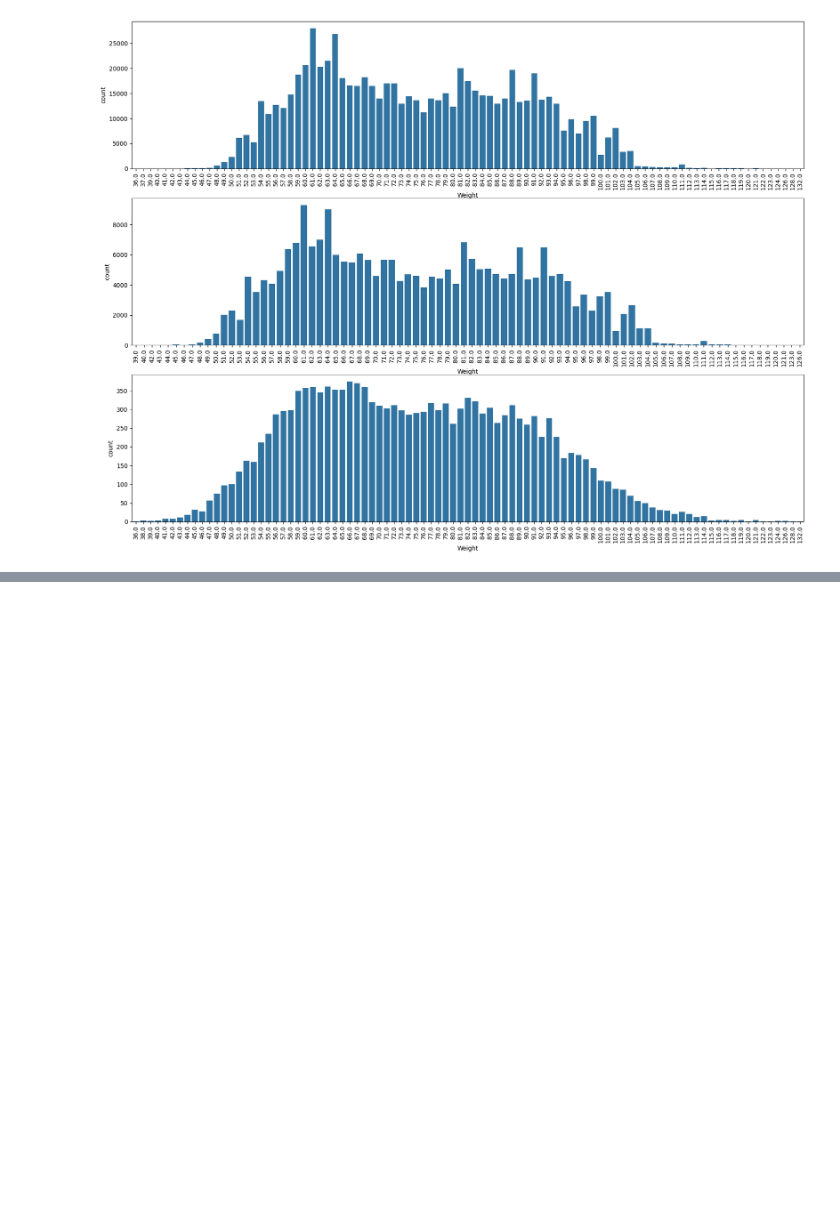
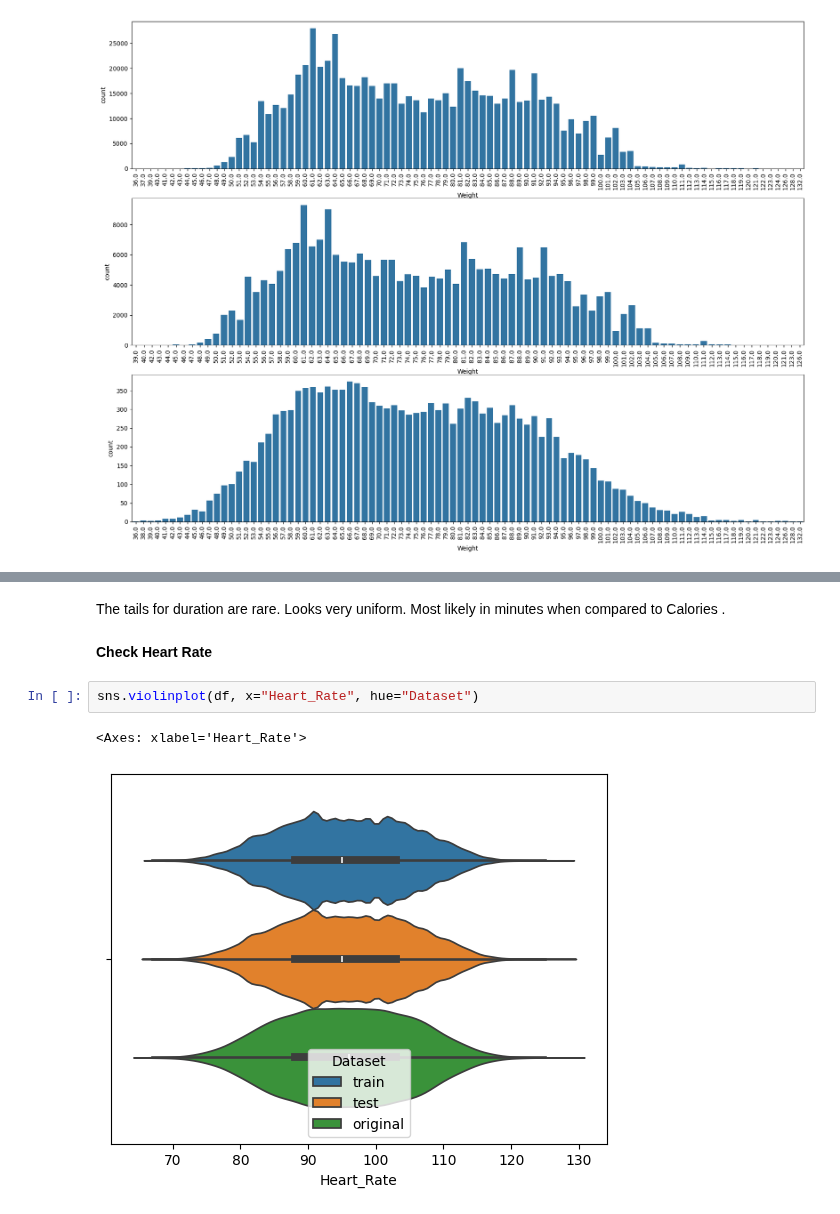
Before and after one commit to LoneCoder21/Kaggle-Notebooks, a Jupyter notebook: Regression/Calorie Expenditure/eda.ipynb, the cells around one changed output, grey strips where cells are left out. Saved outputs shown, nothing was run; the diff lists cells and outputs as text; blank space fills up the shorter version.

```diff
--- a/Regression/Calorie Expenditure/eda.ipynb
+++ b/Regression/Calorie Expenditure/eda.ipynb
@@ -205,0 +228,9 @@ sns.countplot(original, x="Weight",ax=axes[2])
+# %% [markdown]
+The tails for duration are rare. Looks very uniform. Most likely in minutes when compared to Calories .
+# %% [markdown]
+**Check Heart Rate**
+# %%
+sns.violinplot(df, x="Heart_Rate", hue="Dataset")
+# %% [output]
+<Axes: xlabel='Heart_Rate'>
+[figure, added]
```
Also changed, not shown: parts of 12 cells of this notebook.
